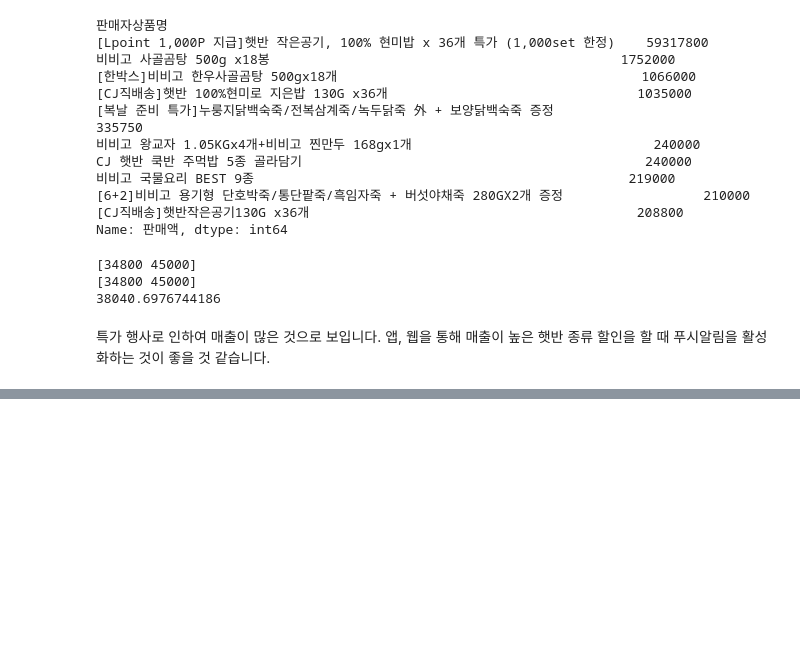
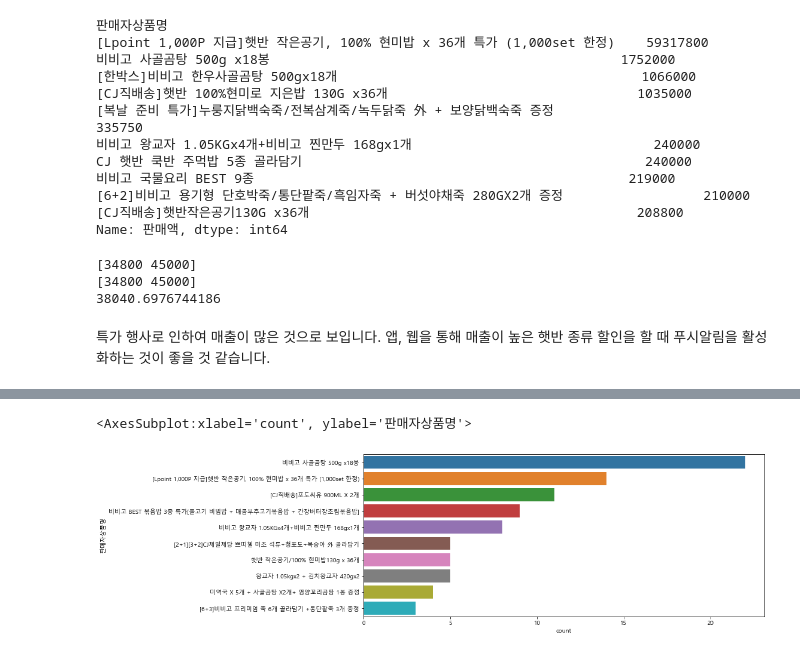
Before and after one commit to habbang8838/BDAA_treasure_in_data, a Jupyter notebook: 데이터_속_보물찾기_팀_요약(박지수).ipynb, the cells around one changed output, grey strips where cells are left out. Saved outputs shown, nothing was run; the diff lists cells and outputs as text; code cells hidden in the pictures; blank space fills up the shorter version.

```diff
--- a/데이터_속_보물찾기_팀_요약(박지수).ipynb
+++ b/데이터_속_보물찾기_팀_요약(박지수).ipynb
@@ -2218,0 +2408,10 @@ Name: 유입채널 대분류, dtype: int64
+# %%
+# 위 회원은 곰탕, 즉석밥, 만두, 식용유 등이 주문의 과반수를 차지하는 것을 알 수 있다.
+
+df_mem1_1_top10 = df_mem1_1['판매자상품명'].value_counts().head(10).index
+
+plt.figure(figsize=(12, 5))
+sns.countplot(y='판매자상품명', data=df_mem1_1, order=[df_mem1_1_top10[i] for i in range(0,10)])
+# %% [output]
+<AxesSubplot:xlabel='count', ylabel='판매자상품명'>
+[figure, added]
```
Also changed, not shown: parts of 215 cells of this notebook.
